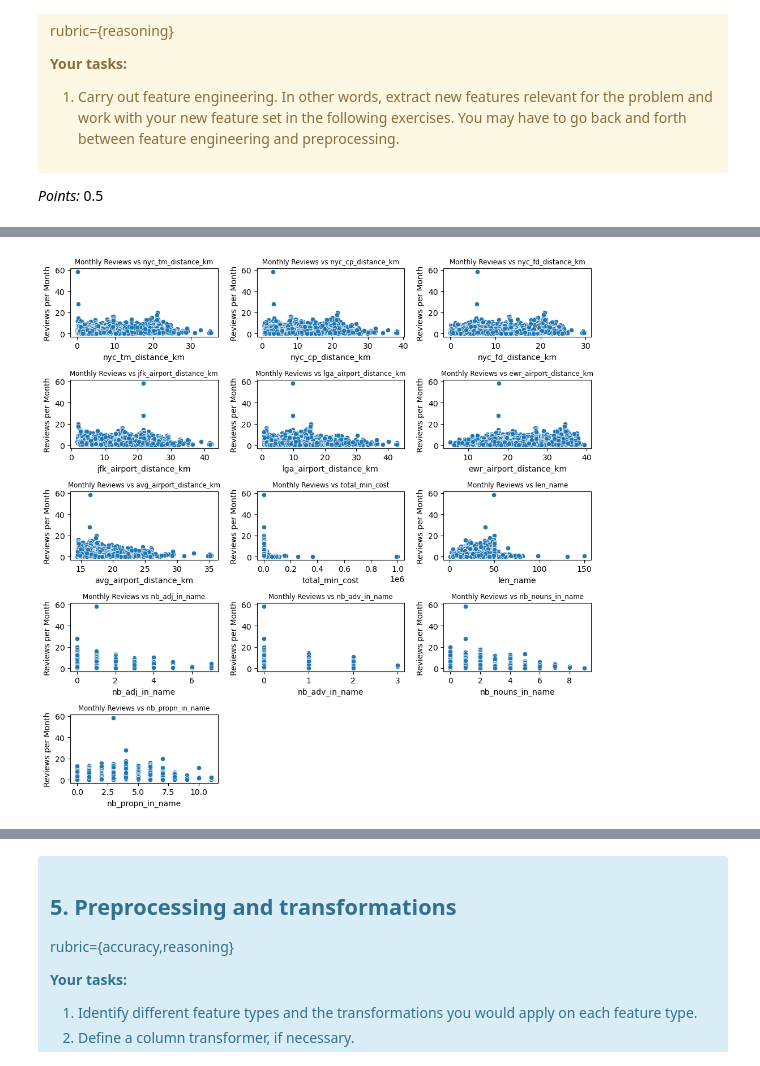
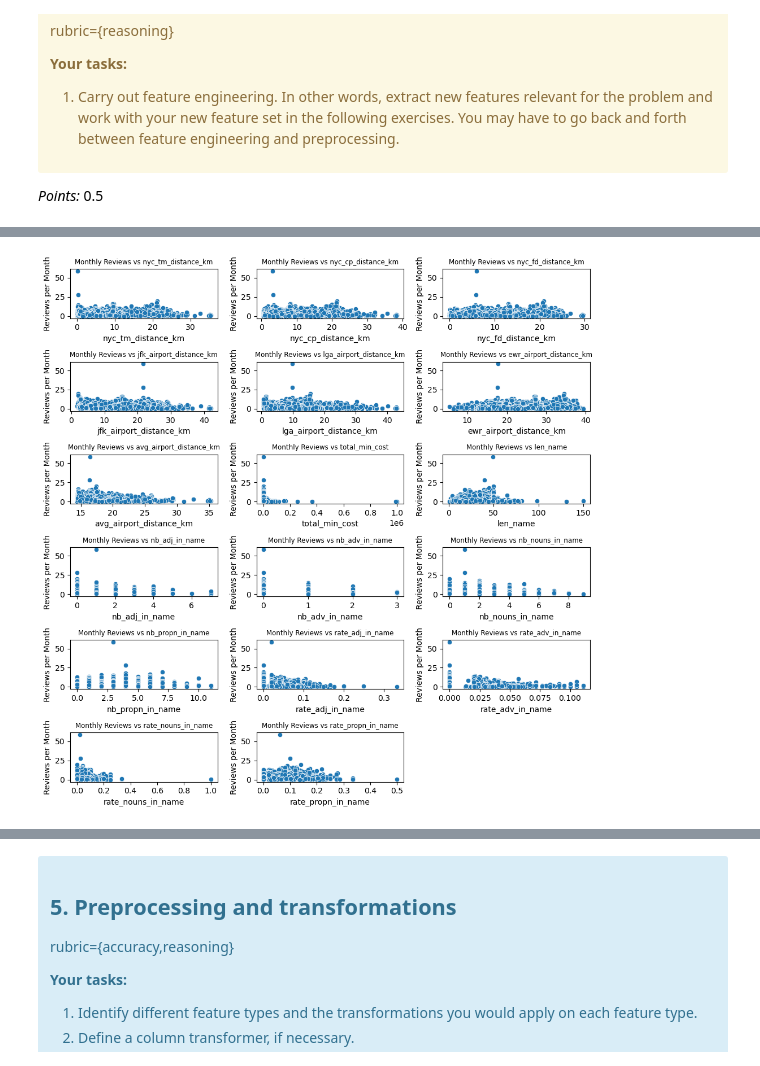
Before and after one commit to hpalafoxp/DSCI-573-Lab4, a Jupyter notebook: lab4.ipynb, the cells around one changed output, grey strips where cells are left out. Saved outputs shown, nothing was run; the diff lists cells and outputs as text; code cells hidden in the pictures.

Commit message:
Added final split datasets, finished EDA, finished feature engineering, finished data preprocessing, finished feature selection, finished baseline model, uploading processed datasets

```diff
--- a/lab4.ipynb
+++ b/lab4.ipynb
@@ -441,36 +434,3 @@ rubric={reasoning}
 
 
 _Points:_ 0.5
-# %%
-# Times square
-nycts_latitude = 40.7589
-nycts_longitude = -73.9851
-# Finantial district
-nyc_fd_latitude = 40.7077
-nyc_fd_longitude = -74.0083
-# Central Park
-nyccp_latitude = 40.7826
-nyccp_longitude = -73.9656
-# JFK Airport
-jfk_latitude = 40.6446
-jfk_longitude = -73.7797
-# EWR Airport
-ewr_latitude = 40.6885
-ewr_longitude = -74.1769
-# LGA Airport
-lga_latitude = 40.7766
-lga_longitude = -73.8742
-df_train["name"] = df_train["name"].astype(str)
-df_train["nyc_tm_distance_km"] = inhouse_haversine(df_train["latitude"], df_train["longitude"], nycts_latitude, nycts_longitude)
-df_train["nyc_cp_distance_km"] = inhouse_haversine(df_train["latitude"], df_train["longitude"], nyccp_latitude, nyccp_longitude)
-df_train["nyc_fd_distance_km"] = inhouse_haversine(df_train["latitude"], df_train["longitude"], nyc_fd_latitude, nyc_fd_longitude)
-df_train["jfk_airport_distance_km"] = inhouse_haversine(df_train["latitude"], df_train["longitude"], jfk_latitude, jfk_longitude)
-df_train["lga_airport_distance_km"] = inhouse_haversine(df_train["latitude"], df_train["longitude"], lga_latitude, lga_longitude)
-df_train["ewr_airport_distance_km"] = inhouse_haversine(df_train["latitude"], df_train["longitude"], ewr_latitude, ewr_longitude)
-df_train["avg_airport_distance_km"] = df_train[["jfk_airport_distance_km","lga_airport_distance_km","ewr_airport_distance_km"]].mean(axis=1)
-df_train["total_min_cost"] = df_train["price"] * df_train["minimum_nights"]
-df_train["len_name"] = df_train["name"].apply(lambda x: len(x))
-df_train["nb_adj_in_name"] = df_train["name"].apply(lambda x: sum([1 for t in nlp(x) if t.pos_ == "ADJ"]))
-df_train["nb_adv_in_name"] = df_train["name"].apply(lambda x: sum([1 for t in nlp(x) if t.pos_ == "ADV"]))
-df_train["nb_nouns_in_name"] = df_train["name"].apply(lambda x: sum([1 for t in nlp(x) if t.pos_ == "NOUN"]))
-df_train["nb_propn_in_name"] = df_train["name"].apply(lambda x: sum([1 for t in nlp(x) if t.pos_ == "PROPN"]))
@@ -486,0 +437,5 @@ df_train["nyc_cp_distance_km"].hist()
+# %%
+df_train = compute_feature_engineering(df_train)
+print("\n\nFinished TRAIN feature engineering...\n")
+df_test = compute_feature_engineering(df_test)
+print("\n\nFinished TEST feature engineering...")
@@ -499,34 +472,38 @@ new_features = [
     "nb_adv_in_name",
     "nb_nouns_in_name",
     "nb_propn_in_name",
+    "rate_adj_in_name",
+    "rate_adv_in_name",
+    "rate_nouns_in_name",
+    "rate_propn_in_name",
 ]
 
 num_cols_per_row = 3
 num_rows = int(np.ceil(len(new_features) / num_cols_per_row))
 
 # Create the figure and subplots
 fig, axes = plt.subplots(num_rows, num_cols_per_row, figsize=(10, 10))
 axes = axes.flatten()  # Flatten the 2D array of axes for easier iteration
 
 # Plot histograms for each column
 for i, col in enumerate(new_features):
     sns.scatterplot(
         x=df_train[col],
         y=df_train[TARGET],
         ax=axes[i],
     )
     axes[i].set_title(f"Monthly Reviews vs {col}",fontsize=8.5)
     axes[i].set_xlabel(col)
     axes[i].set_ylabel("Reviews per Month")
 
 # Remove any unused subplots if the number of columns is not a multiple of 3
 for j in range(len(new_features), len(axes)):
     fig.delaxes(axes[j])
 
 plt.tight_layout()
 plt.show()
 # %% [output]
-[figure, old version]
+[figure, new version]
 # %%
 num_cols_per_row = 3
 num_rows = int(np.ceil(len(new_features) / num_cols_per_row))
```
Also changed, not shown: parts of 42 cells of this notebook, 5 other files.
